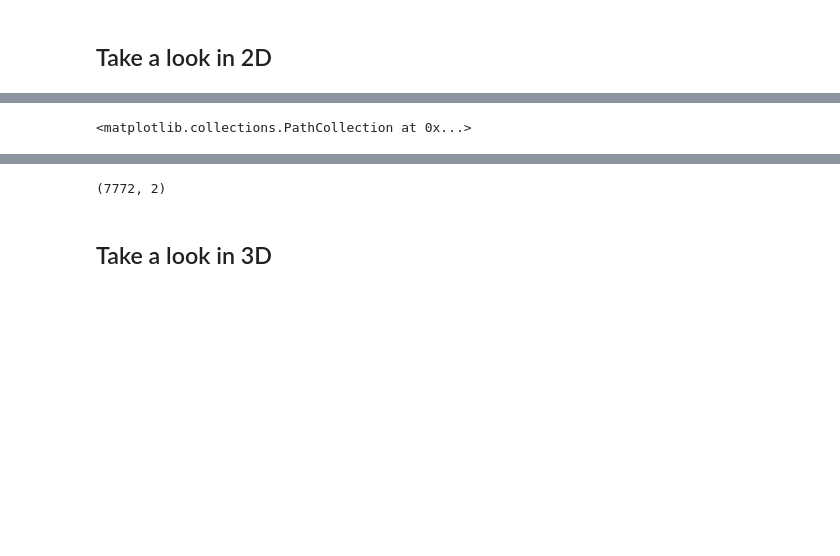
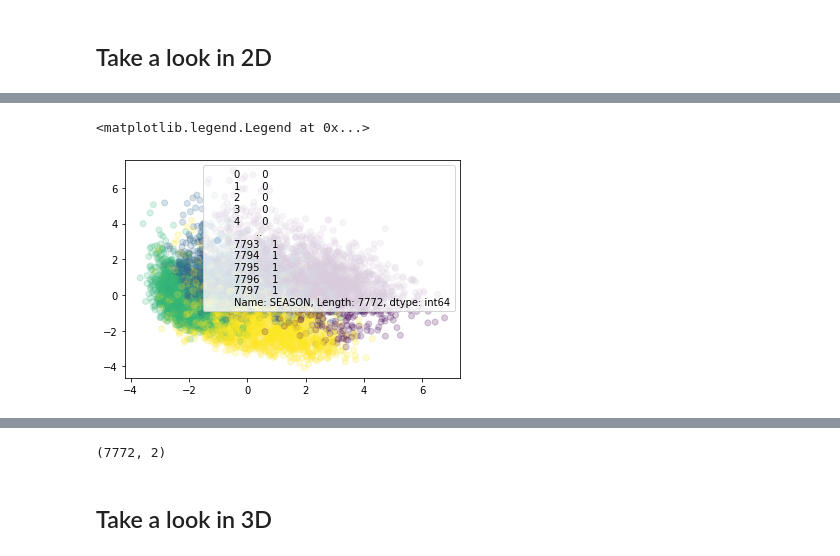
Before and after one commit to comp-machine-learning-spring2021/portfolio-krhablutzel, a Jupyter notebook: A-unsupervised/A-unsupervised.ipynb, the cells around one changed output, grey strips where cells are left out. Drawn from its saved outputs; the diff is of its cells as text; code cells hidden in the pictures; blank space fills up the shorter version.

```diff
--- a/A-unsupervised/A-unsupervised.ipynb
+++ b/A-unsupervised/A-unsupervised.ipynb
@@ -147,6 +152,6 @@ plt.scatter(weather_pd['MAX'], weather_pd['PRCP'])
 # %%
 # convert to numpy
-weather = weather_pd.to_numpy()
+weather = weather_pd.to_numpy()[:, 1:]
 weather_std = standardize(weather)
 # not forgetting to standardize, sklearn PCA does it automatically
 # %% [markdown]
@@ -156,5 +161,8 @@ weather_std = standardize(weather)
 pca = PCA(n_components=2)
 weather_two = pca.fit_transform(weather_std)
 # %%
-plt.scatter(weather_two[:,0], weather_two[:,1], alpha=0.2)
+fig, ax = plt.subplots()
+
+ax.scatter(weather_two[:,0], weather_two[:,1], c=weather_pd['SEASON'], label=weather_pd['SEASON'], alpha=0.2)
+ax.legend()
 # %% [output]
@@ -163 +169,2 @@ plt.scatter(weather_two[:,0], weather_two[:,1], alpha=0.2)
-<matplotlib.collections.PathCollection at 0x...>
+<matplotlib.legend.Legend at 0x...>
+[figure, added]
```
Also changed, not shown: parts of 23 cells of this notebook.
